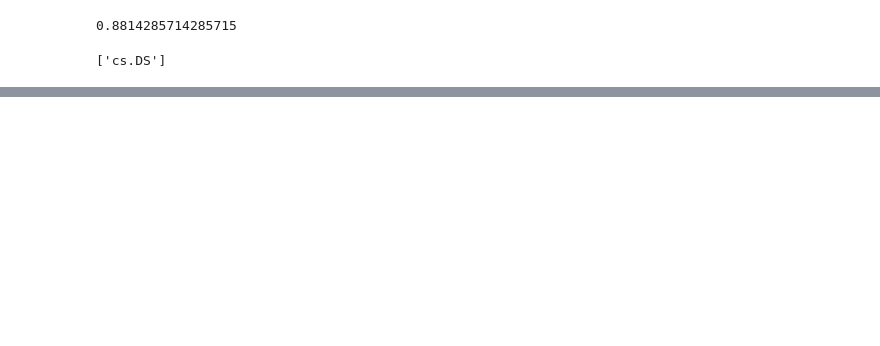
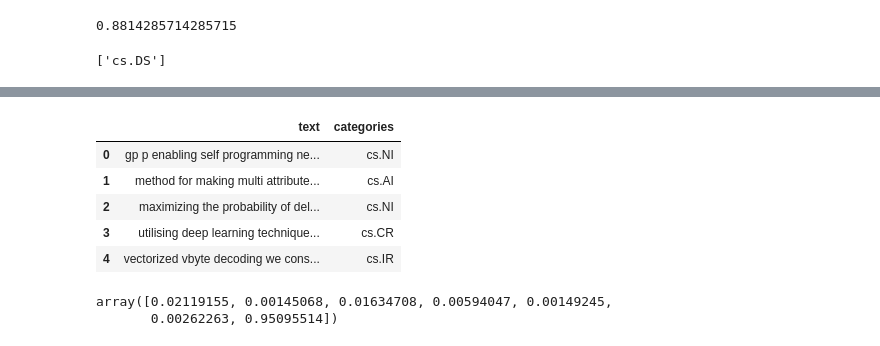
Before and after one commit to tiru-patel/Active-Learning-based-Research-Paper-Classification, a Jupyter notebook: main.ipynb, the cells around one changed output, grey strips where cells are left out. Cells and saved outputs as stored; diff of their text form; code cells hidden in the pictures; blank space fills up the shorter version.

```diff
--- a/main.ipynb
+++ b/main.ipynb
@@ -585,0 +646,21 @@ def FunctionPredictUrgency(inpText):
+# %%
+# Combining title and abstract
+
+df['text'] = df[['title', 'abstract']].agg(' '.join, axis=1)
+# %%
+df.drop('title', axis=1, inplace=True)
+df.drop('abstract', axis=1, inplace=True)
+# %%
+cols = list(df.columns)
+cols.reverse()
+
+df = df[cols]
+# %%
+df.head(5)
+# %% [output]
+|  | text | categories |
+| 0 | gp p enabling self programming ne... | cs.NI |
+| 1 | method for making multi attribute... | cs.AI |
+| 2 | maximizing the probability of del... | cs.NI |
+| 3 | utilising deep learning technique... | cs.CR |
+| 4 | vectorized vbyte decoding we cons... | cs.IR |
@@ -585,0 +672,5 @@ def FunctionPredictUrgency(inpText):
+# %%
+prob_prediction[0]
+# %% [output]
+array([0.02119155, 0.00145068, 0.01634708, 0.00594047, 0.00149245,
+       0.00262263, 0.95095514])
```
Also changed, not shown: parts of 77 cells of this notebook.
